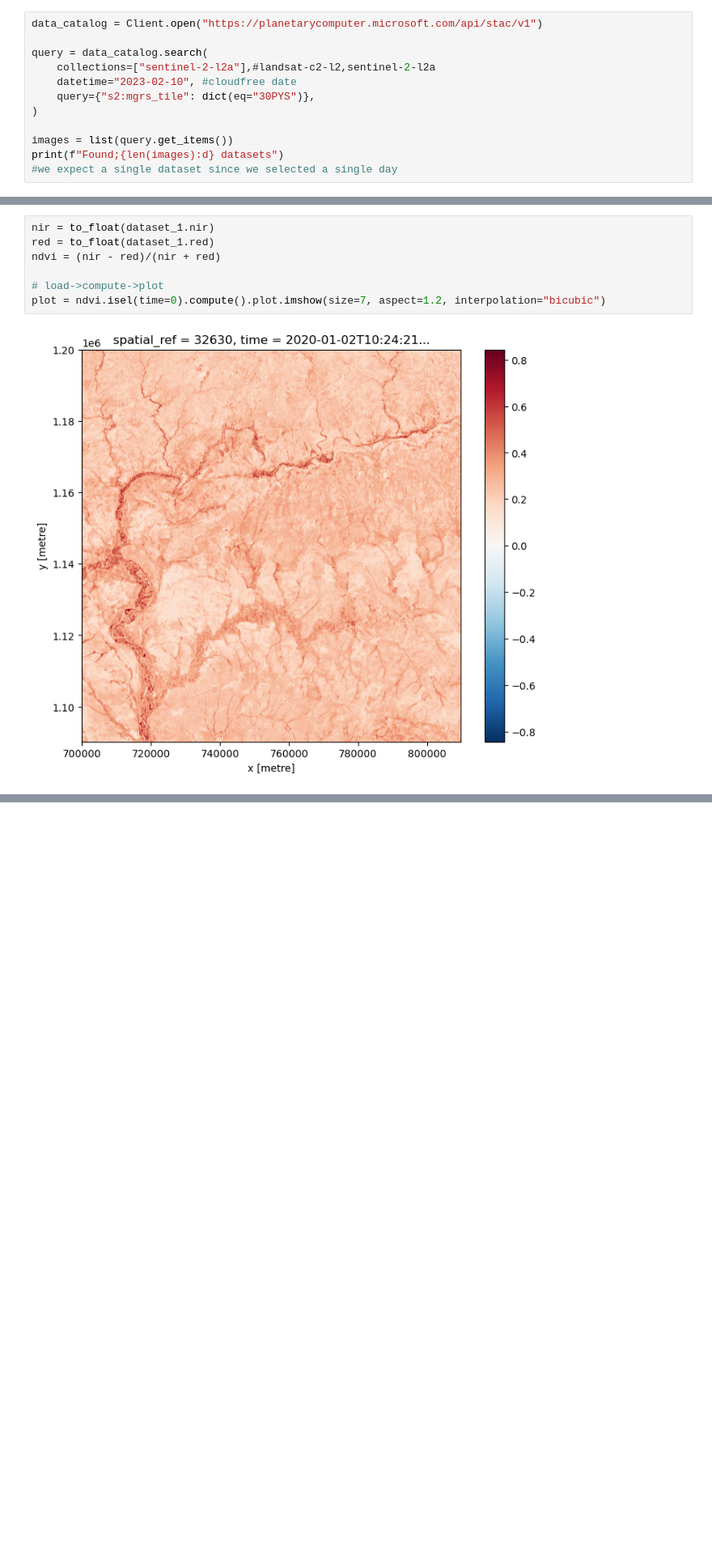
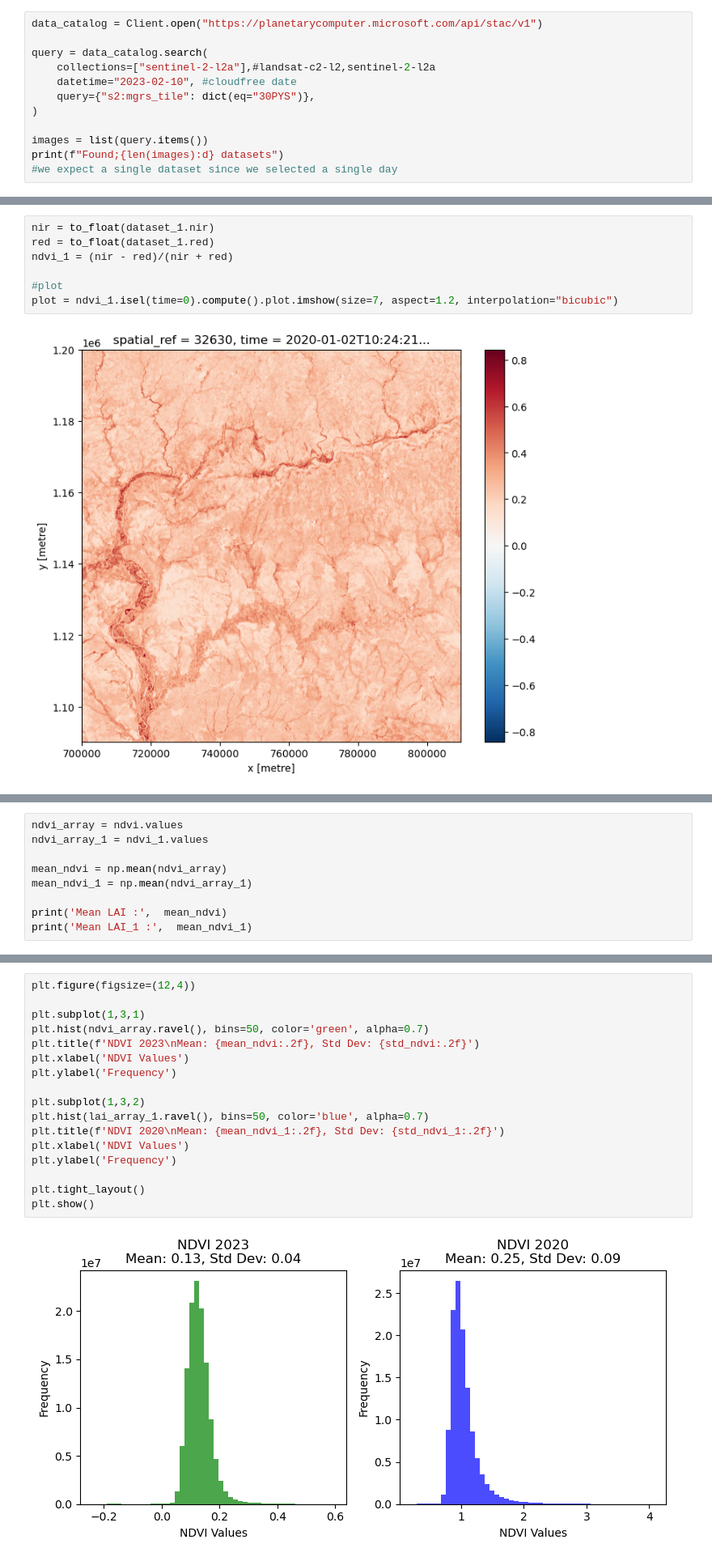
Before and after one commit to Christobaltobbin/OpenDataCube, a Jupyter notebook: LAI_ODC_Script.ipynb, the cells around one changed output, grey strips where cells are left out. Shown at 81% size. Cells and saved outputs as stored; diff of their text form; blank space fills up the shorter version.

Commit message:
mean, standard deviation and histogram

```diff
--- a/LAI_ODC_Script.ipynb
+++ b/LAI_ODC_Script.ipynb
@@ -44,7 +44,7 @@ query = data_catalog.search(
     query={"s2:mgrs_tile": dict(eq="30PYS")},
 )
 
-images = list(query.get_items())
+images = list(query.items())
 print(f"Found;{len(images):d} datasets")
 #we expect a single dataset since we selected a single day
 # %% [output]
@@ -305,10 +305,10 @@ def colorize(dataset_1, colormap):
 # %%
 nir = to_float(dataset_1.nir)
 red = to_float(dataset_1.red)
-ndvi = (nir - red)/(nir + red)
+ndvi_1 = (nir - red)/(nir + red)
 
-# load->compute->plot
-plot = ndvi.isel(time=0).compute().plot.imshow(size=7, aspect=1.2, interpolation="bicubic")
+#plot
+plot = ndvi_1.isel(time=0).compute().plot.imshow(size=7, aspect=1.2, interpolation="bicubic")
 # %% [output]
 [figure]
 # %%
@@ -320,0 +323,9 @@ plot = lai.isel(time=0).compute().plot.imshow(size=7, aspect=1.2, interpolation=
+# %%
+ndvi_array = ndvi.values
+ndvi_array_1 = ndvi_1.values
+
+mean_ndvi = np.mean(ndvi_array)
+mean_ndvi_1 = np.mean(ndvi_array_1)
+
+print('Mean LAI :',  mean_ndvi)
+print('Mean LAI_1 :',  mean_ndvi_1)
@@ -321 +348,20 @@ plot = lai.isel(time=0).compute().plot.imshow(size=7, aspect=1.2, interpolation=
+# %%
+plt.figure(figsize=(12,4))
+
+plt.subplot(1,3,1)
+plt.hist(ndvi_array.ravel(), bins=50, color='green', alpha=0.7)
+plt.title(f'NDVI 2023\nMean: {mean_ndvi:.2f}, Std Dev: {std_ndvi:.2f}')
+plt.xlabel('NDVI Values')
+plt.ylabel('Frequency')
+
+plt.subplot(1,3,2)
+plt.hist(lai_array_1.ravel(), bins=50, color='blue', alpha=0.7)
+plt.title(f'NDVI 2020\nMean: {mean_ndvi_1:.2f}, Std Dev: {std_ndvi_1:.2f}')
+plt.xlabel('NDVI Values')
+plt.ylabel('Frequency')
+
+plt.tight_layout()
+plt.show()
+# %% [output]
+[figure, added]
 # %% [markdown]
```
Also changed, not shown: parts of 26 cells of this notebook.
